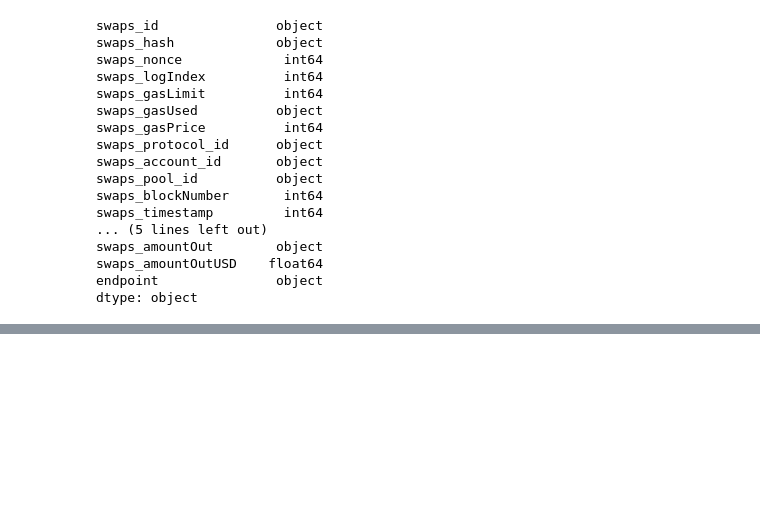
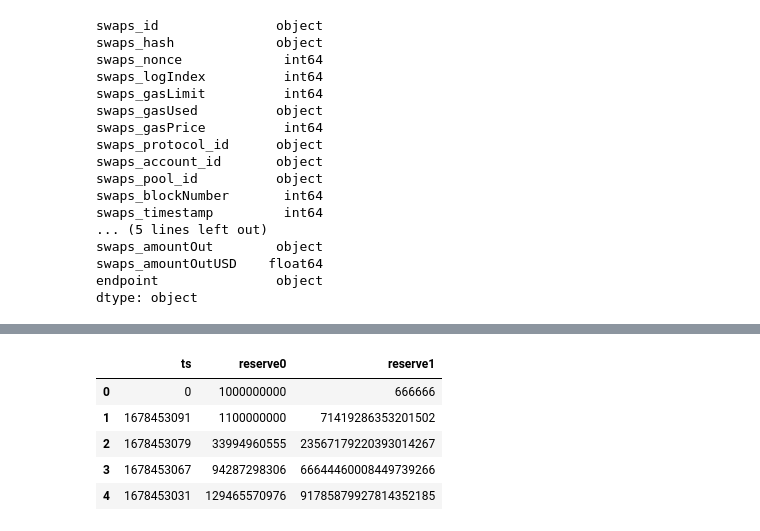
Before and after one commit to mohammed7s/Feedlot, a Jupyter notebook: forum_surplus_study/sim/simulation_basic.ipynb, the cells around one changed output, grey strips where cells are left out. Saved outputs shown, nothing was run; the diff lists cells and outputs as text; code cells hidden in the pictures; blank space fills up the shorter version.

```diff
--- a/forum_surplus_study/sim/simulation_basic.ipynb
+++ b/forum_surplus_study/sim/simulation_basic.ipynb
@@ -111,0 +112,9 @@ df.shape
+# %%
+df.head(5)
+# %% [output]
+|  | ts | reserve0 | reserve1 |
+| 0 | 0 | 1000000000 | 666666 |
+| 1 | 1678453091 | 1100000000 | 71419286353201502 |
+| 2 | 1678453079 | 33994960555 | 23567179220393014267 |
+| 3 | 1678453067 | 94287298306 | 66644460008449739266 |
+| 4 | 1678453031 | 129465570976 | 91785879927814352185 |
```
Also changed, not shown: parts of 22 cells of this notebook.
